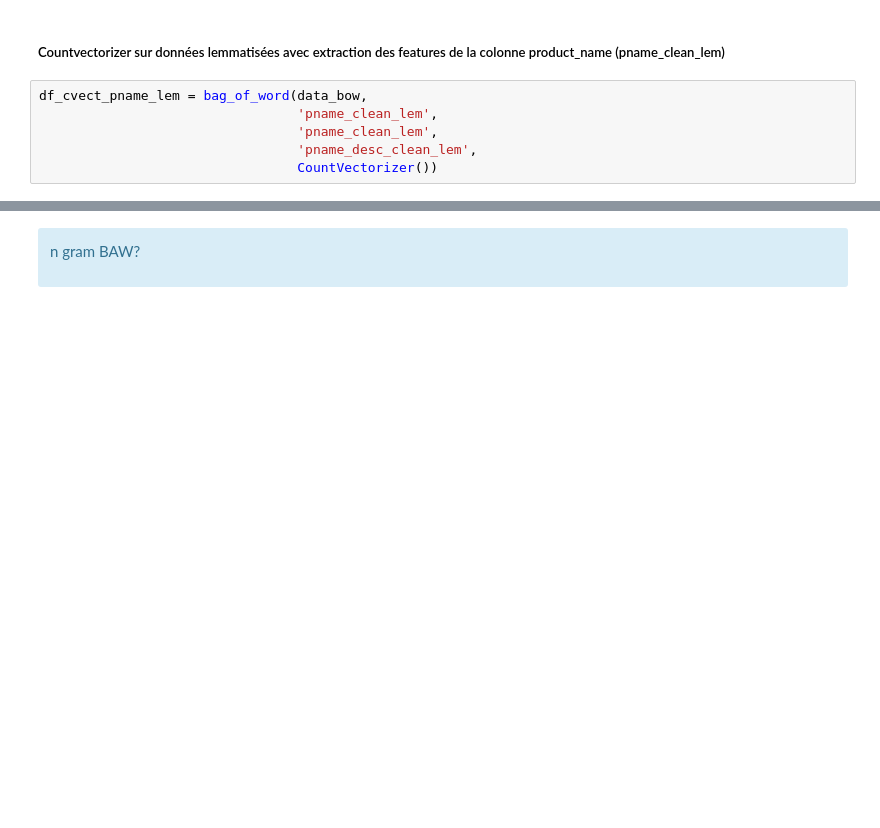
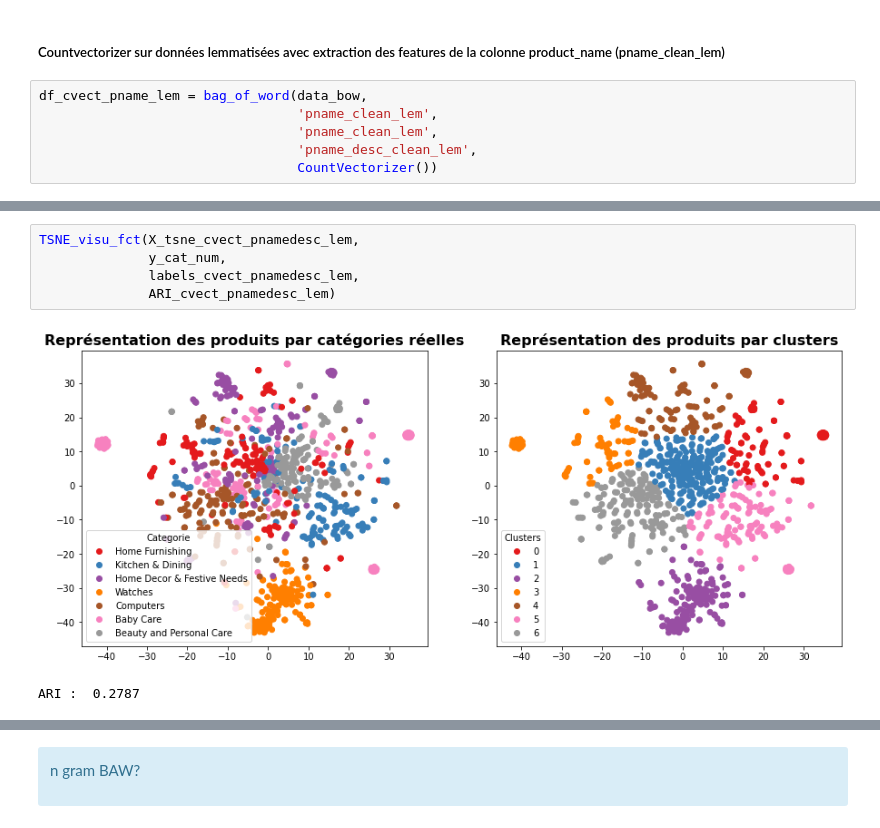
Before and after one commit to Milie-Mimi/OC_DS_Project6, a Jupyter notebook: GROSCHENE_Emilie_1_notebook_012023.ipynb, the cells around one changed output, grey strips where cells are left out. Cells and saved outputs as stored; diff of their text form; blank space fills up the shorter version.

```diff
--- a/GROSCHENE_Emilie_1_notebook_012023.ipynb
+++ b/GROSCHENE_Emilie_1_notebook_012023.ipynb
@@ -1564,0 +1588,8 @@ df_models
+# %%
+TSNE_visu_fct(X_tsne_cvect_pnamedesc_lem,
+              y_cat_num,
+              labels_cvect_pnamedesc_lem,
+              ARI_cvect_pnamedesc_lem)
+# %% [output]
+[figure, added]
+ARI :  0.2787
```
Also changed, not shown: parts of 135 cells of this notebook.
